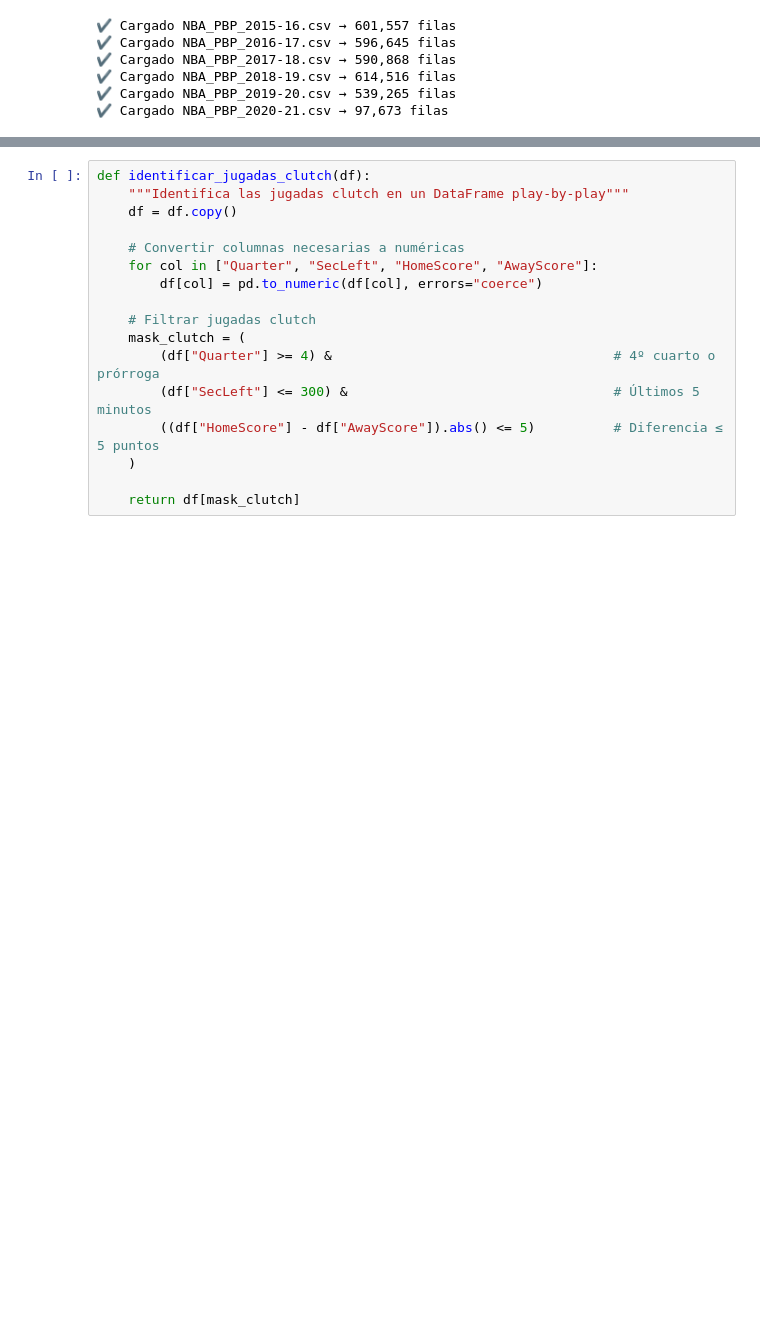
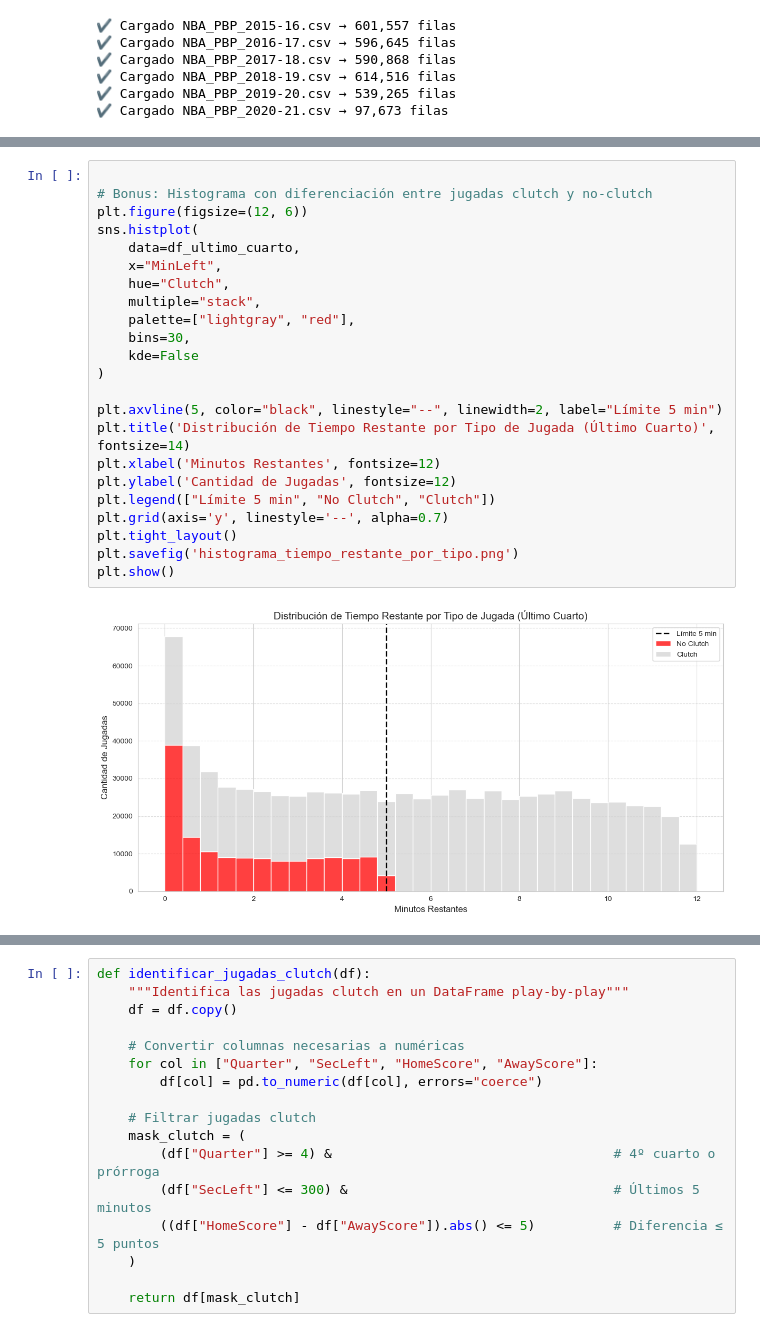
Before and after one commit to jorge-ivan-jimenez-reyes/DataScienceB, a Jupyter notebook: TercerExamen/Presentation.ipynb, the cells around one changed output, grey strips where cells are left out. Drawn from its saved outputs; the diff is of its cells as text; blank space fills up the shorter version.

```diff
--- a/TercerExamen/Presentation.ipynb
+++ b/TercerExamen/Presentation.ipynb
@@ -275,0 +257,25 @@ Name: count, dtype: int64
+# %%
+
+# Bonus: Histograma con diferenciación entre jugadas clutch y no-clutch
+plt.figure(figsize=(12, 6))
+sns.histplot(
+    data=df_ultimo_cuarto,
+    x="MinLeft",
+    hue="Clutch",
+    multiple="stack",
+    palette=["lightgray", "red"],
+    bins=30,
+    kde=False
+)
+
+plt.axvline(5, color="black", linestyle="--", linewidth=2, label="Límite 5 min")
+plt.title('Distribución de Tiempo Restante por Tipo de Jugada (Último Cuarto)', fontsize=14)
+plt.xlabel('Minutos Restantes', fontsize=12)
+plt.ylabel('Cantidad de Jugadas', fontsize=12)
+plt.legend(["Límite 5 min", "No Clutch", "Clutch"])
+plt.grid(axis='y', linestyle='--', alpha=0.7)
+plt.tight_layout()
+plt.savefig('histograma_tiempo_restante_por_tipo.png')
+plt.show()
+# %% [output]
+[figure, added]
```
Also changed, not shown: parts of 65 cells of this notebook, 3 other files.
